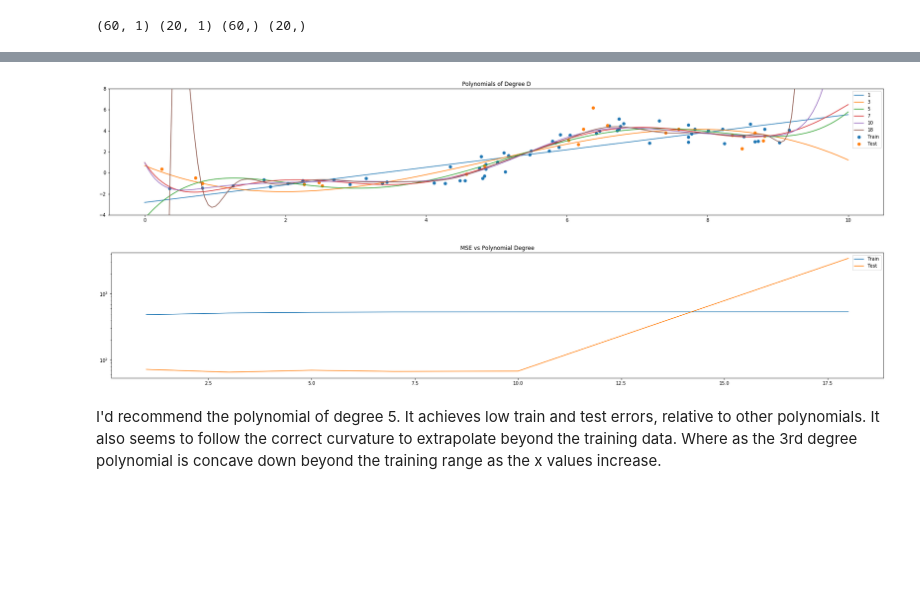
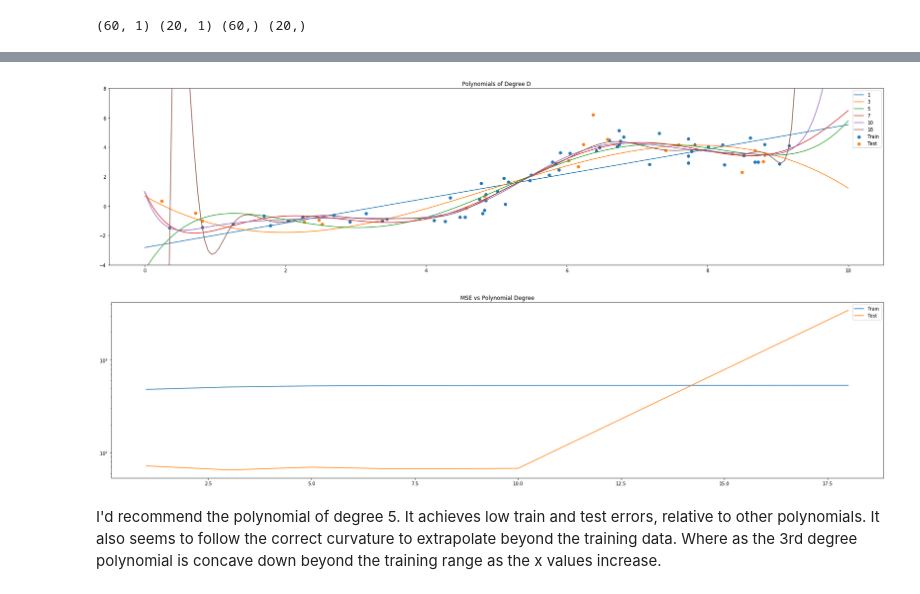
Before and after one commit to jordanott/MachineLearning, a Jupyter notebook: Homework/02/HW2.ipynb, the cells around one changed output, grey strips where cells are left out. Cells and saved outputs as stored; diff of their text form; code cells hidden in the pictures; blank space fills up the shorter version.

```diff
--- a/Homework/02/HW2.ipynb
+++ b/Homework/02/HW2.ipynb
@@ -47,42 +44,52 @@ def Phi(X,d,params):
 # %%
-xs = np.linspace(0,10,200)[:,np.newaxis]
-fig=plt.figure(figsize=(30,5))
+def Phi(X,d,params):
+    return ml.transforms.rescale( ml.transforms.fpoly(X, d,False), params)[0]
 
-degrees = [1,3,5,7,10,18]
-errors = [[0,0] for d in degrees]
+def train_models_of_degree(Xtr,Ytr,Xte,Yte,degrees=[1,3,5,7,10,18],plot=True):
+    errors = [[0,0] for d in degrees]
+    xs = np.linspace(0,10,200)[:,np.newaxis]
 
-plt.scatter(Xtr, Ytr, label='Train')
-plt.scatter(Xte, Yte, label='Test')
-for d,i in zip(degrees,range(len(degrees))):
-    XtrP = ml.transforms.fpoly(Xtr, d, bias=False)
-    XtrP,params = ml.transforms.rescale(XtrP)
+    for d,i in zip(degrees,range(len(degrees))):
+        XtrP = ml.transforms.fpoly(Xtr, d, bias=False)
+        XtrP,params = ml.transforms.rescale(XtrP)
 
-    lr = ml.linear.linearRegress( XtrP, Ytr )
-    XteP,_ = ml.transforms.rescale( ml.transforms.fpoly(Xte,d,False), params)
+        lr = ml.linear.linearRegress( XtrP, Ytr )
+        XteP,_ = ml.transforms.rescale( ml.transforms.fpoly(Xte,d,False), params)
 
-    XsP = Phi(xs,d,params)
+        XsP = Phi(xs,d,params)
+        if plot:
+            plt.plot(xs, lr.predict(XsP), label=str(d))
 
-    plt.plot(xs, lr.predict(XsP), label=str(d))
+        errors[i][0] = np.sum((Ytr - lr.predict(XtrP))**2) / float(len(Xtr)) # train
+        errors[i][1] = np.sum((Yte - lr.predict(XteP))**2) / float(len(Xtr)) # test
 
-    errors[i][0] = np.sum((Ytr - lr.predict(XtrP))**2) / float(len(Xtr)) # train
-    errors[i][1] = np.sum((Yte - lr.predict(XteP))**2) / float(len(Xtr)) # test
-
-plt.legend()
-plt.title('Polynomials of Degree D')
-plt.ylim(-4,8)
-plt.show()
-
-fig=plt.figure(figsize=(30,5))
-
-errors = np.array(errors)
-plt.semilogy(degrees, errors[:,0],label='Train')
-plt.semilogy(degrees, errors[:,1],label='Test')
-plt.legend()
-plt.title('MSE vs Polynomial Degree')
-plt.show()
+    return errors
-# %% [output]
-[figure, removed]
-[figure, removed]
+# %%
+fig=plt.figure(figsize=(30,7))
+
+degrees = [1,3,5,7,10,18]
+
+plt.scatter(Xtr, Ytr, label='Train')
+plt.scatter(Xte, Yte, label='Test')
+
+errors = train_models_of_degree(Xtr,Ytr,Xte,Yte,degrees=degrees)
+
+plt.legend()
+plt.title('Polynomials of Degree D')
+plt.ylim(-4,8)
+plt.show()
+
+fig=plt.figure(figsize=(30,7))
+
+errors = np.array(errors)
+plt.semilogy(degrees, errors[:,0],label='Train')
+plt.semilogy(degrees, errors[:,1],label='Test')
+plt.legend()
+plt.title('MSE vs Polynomial Degree')
+plt.show()
+# %% [output]
+[figure, added]
+[figure, added]
 # %% [markdown]
 I'd recommend the polynomial of degree 5. It achieves low train and test errors, relative to other polynomials. It also seems to follow the correct curvature to extrapolate beyond the training data. Where as the 3rd degree polynomial is concave down beyond the training range as the x values increase.
 # %% [markdown]
```
Also changed, not shown: parts of 8 cells of this notebook, 2 other files.
